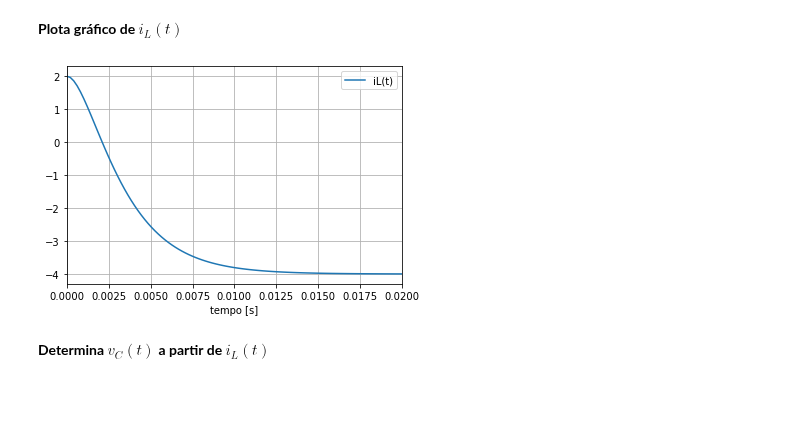
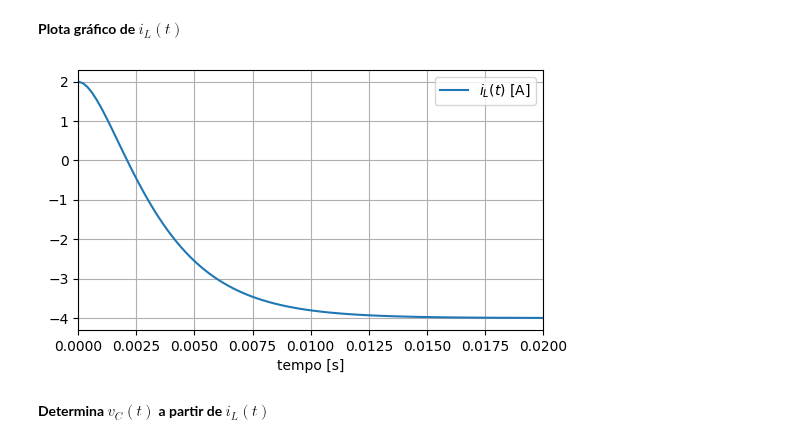
Before and after one commit to edsonportosilva/ElectricCircuits, a Jupyter notebook: Jupyter notebooks/8.2 - Circuitos RLC de segunda ordem.ipynb, the cells around one changed output. Drawn from its saved outputs; the diff is of its cells as text; code cells hidden in the pictures; blank space fills up the shorter version.

```diff
--- a/Jupyter notebooks/8.2 - Circuitos RLC de segunda ordem.ipynb
+++ b/Jupyter notebooks/8.2 - Circuitos RLC de segunda ordem.ipynb
@@ -10,6 +10,10 @@ if 'google.colab' in str(get_ipython()):
 import numpy as np
 import sympy as sp
 from circuit.utils import round_expr, symdisp, symplot
+
+import matplotlib.pyplot as plt
+
+plt.rcParams["figure.figsize"] = (6,3.375)
 # %%
 from IPython.core.display import HTML
 from IPython.display import Image
@@ -308,11 +310,10 @@ $\displaystyle (II): - 413.62 A_{1} - 805.89 A_{2} = 0.0\;\mathrm{ }$
 # %%
 # resolve o sistema
 soluc = sp.solve((eq1, eq2), dict=True)
-A1 = np.array([sol[A1] for sol in soluc])
-A2 = np.array([sol[A2] for sol in soluc])
+soluc = soluc[0]
 
-A1 = A1[0]
-A2 = A2[0]
+A1 = soluc[A1]
+A2 = soluc[A2]
 
 print('Solução do sistema:')
 symdisp('A_1 =', round(A1, 2), ' A')
@@ -335,9 +336,9 @@ $\displaystyle i_L(t) = -4 - 6.33 e^{- 805.89 t} + 12.33 e^{- 413.62 t}\;\mathrm
 # %%
 # plota gráfico da função
 intervalo = np.linspace(t0,t0+0.02,100)
-symplot(t,iL, intervalo, 'iL(t)')
+symplot(t,iL, intervalo, '$i_L(t)$ [A]')
 # %% [output]
-[figure, old version]
+[figure, new version]
 # %% [markdown]
 **Determina $v_C(t)$ a partir de $i_L(t)$**
 # %%
```
Also changed, not shown: parts of 5 cells of this notebook.
